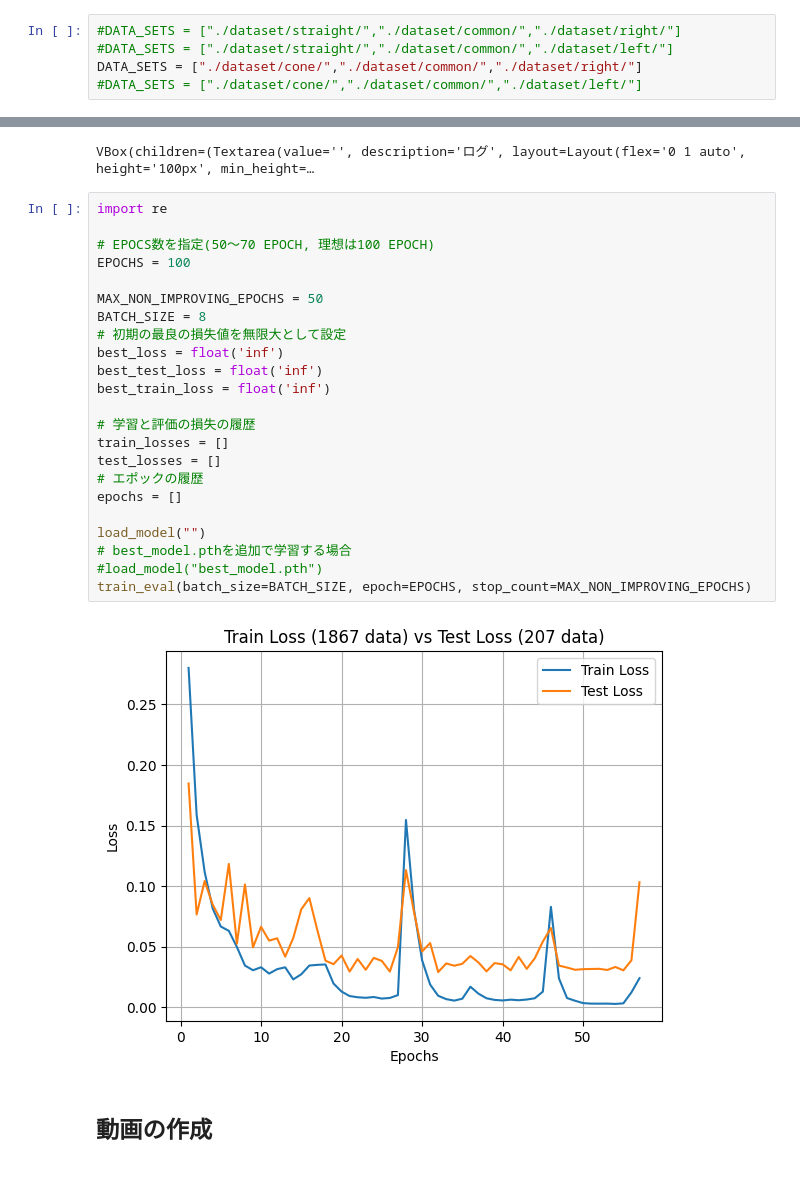
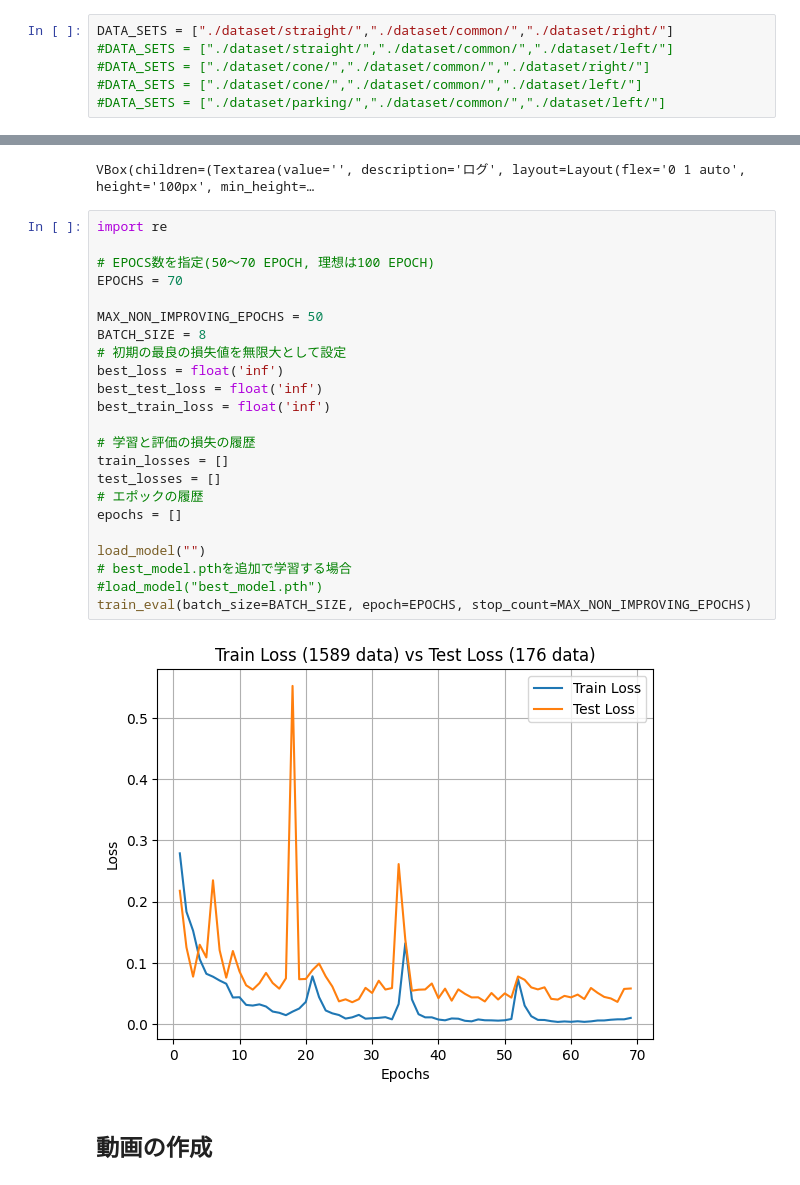
Before and after one commit to FaBoPlatform/jetracer, a Jupyter notebook: notebooks/15_train.ipynb, the cells around one changed output, grey strips where cells are left out. Cells and saved outputs as stored; diff of their text form.

```diff
--- a/notebooks/15_train.ipynb
+++ b/notebooks/15_train.ipynb
@@ -25,10 +25,11 @@ else:
 
 DATA_SETSの配列は、自分の作成したデータ設定名に修正します。
 # %%
-#DATA_SETS = ["./dataset/straight/","./dataset/common/","./dataset/right/"]
+DATA_SETS = ["./dataset/straight/","./dataset/common/","./dataset/right/"]
 #DATA_SETS = ["./dataset/straight/","./dataset/common/","./dataset/left/"]
-DATA_SETS = ["./dataset/cone/","./dataset/common/","./dataset/right/"]
+#DATA_SETS = ["./dataset/cone/","./dataset/common/","./dataset/right/"]
 #DATA_SETS = ["./dataset/cone/","./dataset/common/","./dataset/left/"]
+#DATA_SETS = ["./dataset/parking/","./dataset/common/","./dataset/left/"]
 # %%
 import torch
 import torchvision
@@ -398,28 +399,28 @@ VBox(children=(Textarea(value='', description='ログ', layout=Layout(flex='0 1
 # %%
 import re
 
 # EPOCS数を指定(50〜70 EPOCH, 理想は100 EPOCH)
-EPOCHS = 100
+EPOCHS = 70
 
 MAX_NON_IMPROVING_EPOCHS = 50
 BATCH_SIZE = 8
 # 初期の最良の損失値を無限大として設定
 best_loss = float('inf')
 best_test_loss = float('inf')
 best_train_loss = float('inf')
 
 # 学習と評価の損失の履歴
 train_losses = []
 test_losses = []
 # エポックの履歴
 epochs = []
 
 load_model("")
 # best_model.pthを追加で学習する場合
 #load_model("best_model.pth")
 train_eval(batch_size=BATCH_SIZE, epoch=EPOCHS, stop_count=MAX_NON_IMPROVING_EPOCHS)
 # %% [output]
-[figure, old version]
+[figure, new version]
 # %% [markdown]
 ## 動画の作成
 # %%
```
Also changed, not shown: parts of 1 cell of this notebook, 5 other files.
